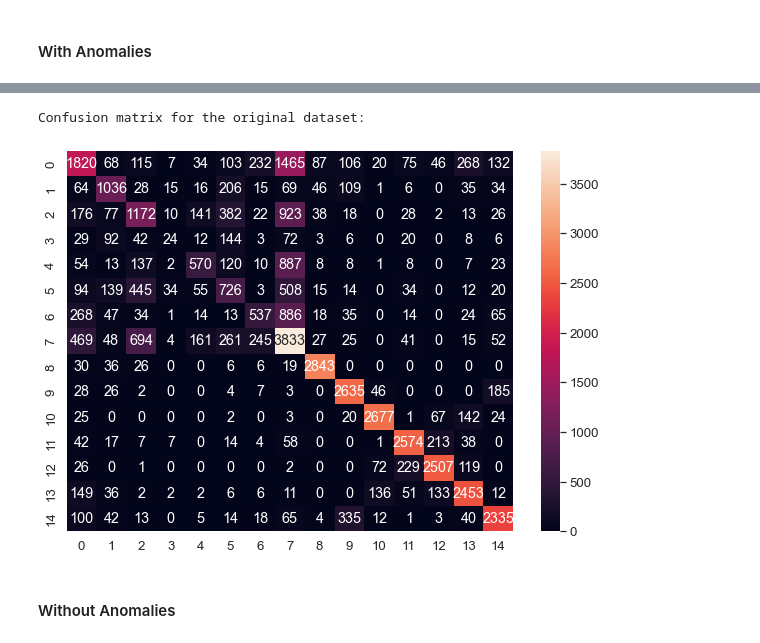
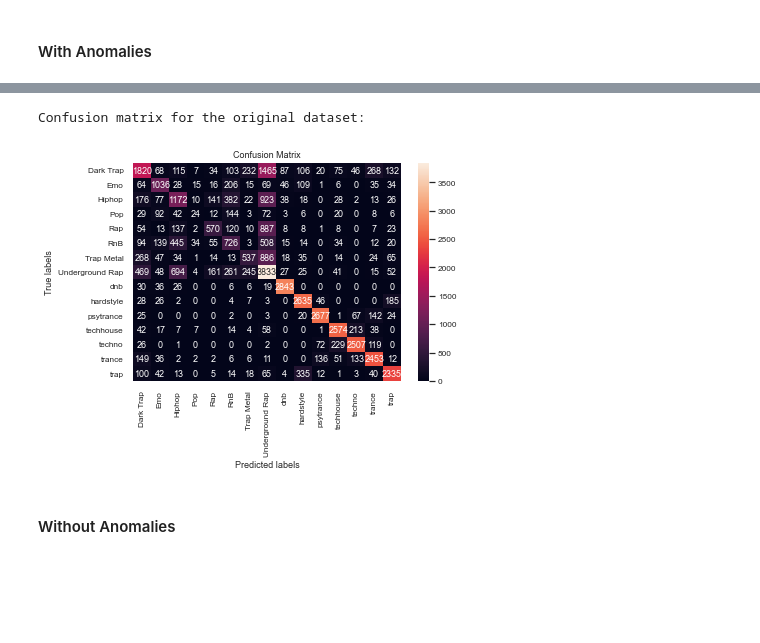
Before and after one commit to akarmakar87/ML_Final_Project, a Jupyter notebook: main.ipynb, the cells around one changed output, grey strips where cells are left out. Saved outputs shown, nothing was run; the diff lists cells and outputs as text; code cells hidden in the pictures; blank space fills up the shorter version.

```diff
--- a/main.ipynb
+++ b/main.ipynb
@@ -383,8 +383,7 @@ Due to the severe class imbalance between genres in this dataset, accuracy may n
 def plot_confusion_matrix(confusion_mat):
     ax = plt.subplot()
     sns.heatmap(confusion_mat, annot=True, fmt='g', ax=ax)
-
-    unique_labels = sorted(list(set(list(labels))))
+    sns.set(font_scale=0.75)
 
     # Labels, title and ticks.
     ax.set_xlabel('Predicted labels')
@@ -997,13 +1011,10 @@ Underground Rap       0.44      0.65      0.52      5875
 # %%
 print('Confusion matrix for the original dataset:')
 cm_orig = confusion_matrix(labels,y_orig_pred)
-plt.figure(figsize = (10,7))
-sns.set(font_scale=1.2)
-sns.heatmap(cm_orig, annot=True, fmt='g')
-plt.show()
+plot_confusion_matrix(cm_orig)
 # %% [output]
 Confusion matrix for the original dataset:
-[figure, old version]
+[figure, new version]
 # %% [markdown]
 #### Without Anomalies
 # %%
```
Also changed, not shown: parts of 13 cells of this notebook.
